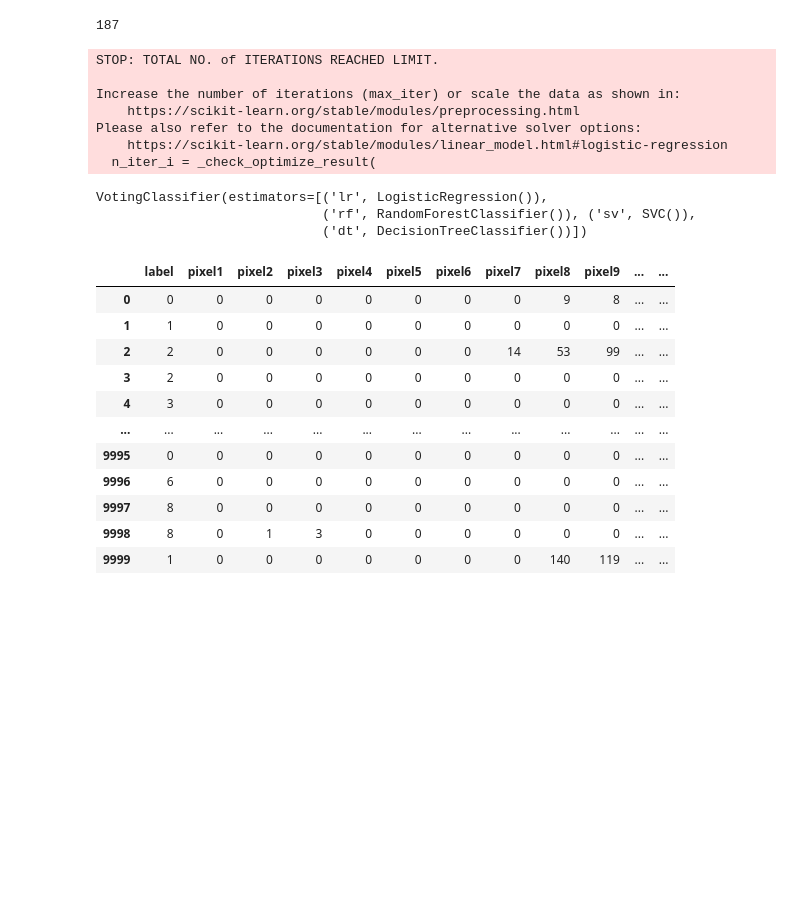
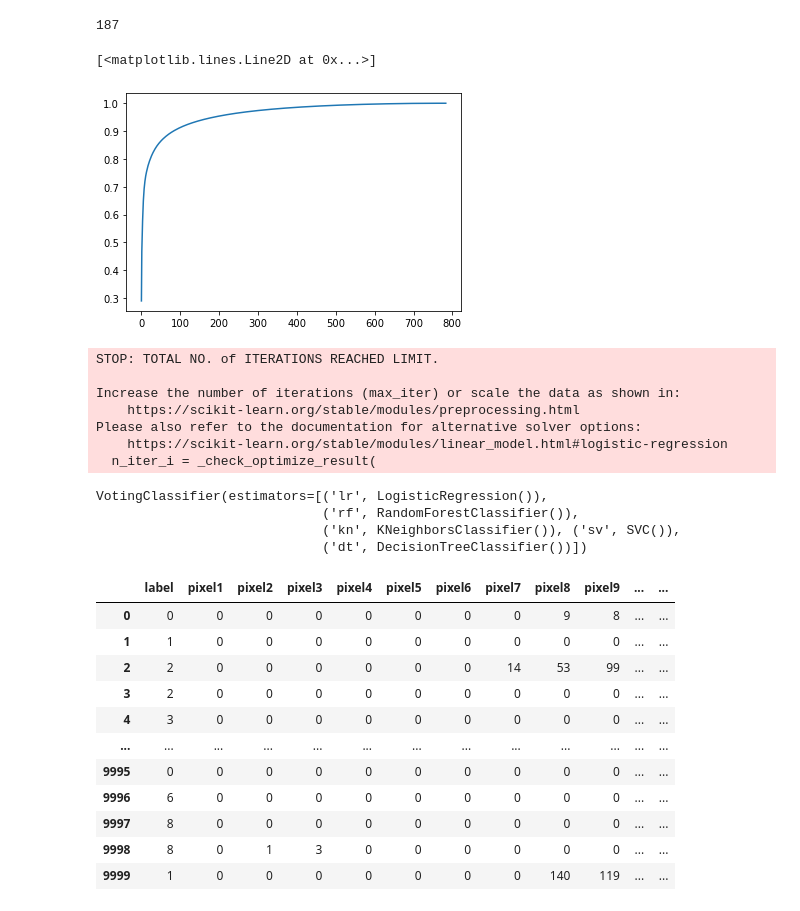
Before and after one commit to GabiDunaevsky/data-science-project-second-semester, a Jupyter notebook: FMNIST.ipynb, the cells around one changed output. Drawn from its saved outputs; the diff is of its cells as text; code cells hidden in the pictures; blank space fills up the shorter version.

```diff
--- a/FMNIST.ipynb
+++ b/FMNIST.ipynb
@@ -73,6 +97,11 @@ d = np.argmax(cumsum >= 0.95) + 1
 d
 # %% [output]
 187
+# %%
+plt.plot(cumsum)
+# %% [output]
+[<matplotlib.lines.Line2D at 0x...>]
+[figure, added]
 # %%
 from sklearn.decomposition import IncrementalPCA
 n_batches = 100
@@ -87,10 +127,11 @@ X_reduced = pca.fit_transform(X_train)
 # %%
 clf1 = LogisticRegression()
 clf2 = RandomForestClassifier()
+clf3 = KNeighborsClassifier()
 clf4 = SVC()
 clf5 = DecisionTreeClassifier()
 voting_clf = VotingClassifier(
- estimators=[('lr', clf1), ('rf', clf2), ('sv', clf4),('dt', clf5)],
+ estimators=[('lr', clf1), ('rf', clf2),('kn', clf3), ('sv', clf4),('dt', clf5)],
  voting='hard')
 voting_clf.fit(X_reduced, y_train)
 # %% [output]
@@ -102,7 +143,8 @@ Please also refer to the documentation for alternative solver options:
     https://scikit-learn.org/stable/modules/linear_model.html#logistic-regression
   n_iter_i = _check_optimize_result(
 VotingClassifier(estimators=[('lr', LogisticRegression()),
-                             ('rf', RandomForestClassifier()), ('sv', SVC()),
+                             ('rf', RandomForestClassifier()),
+                             ('kn', KNeighborsClassifier()), ('sv', SVC()),
                              ('dt', DecisionTreeClassifier())])
 # %%
 dfRes=pd.read_csv(r'C:\Users\Gabi\Desktop\fashion-mnist_test.csv')
```
Also changed, not shown: parts of 5 cells of this notebook.
